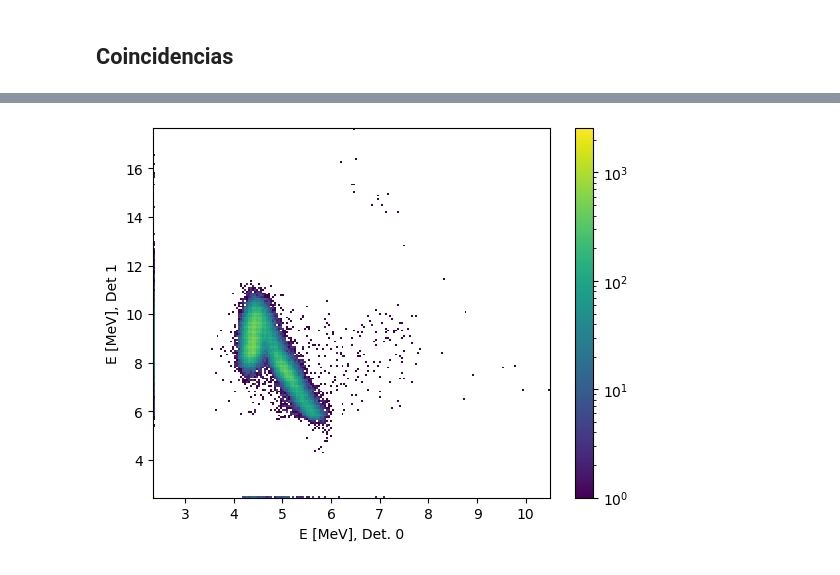
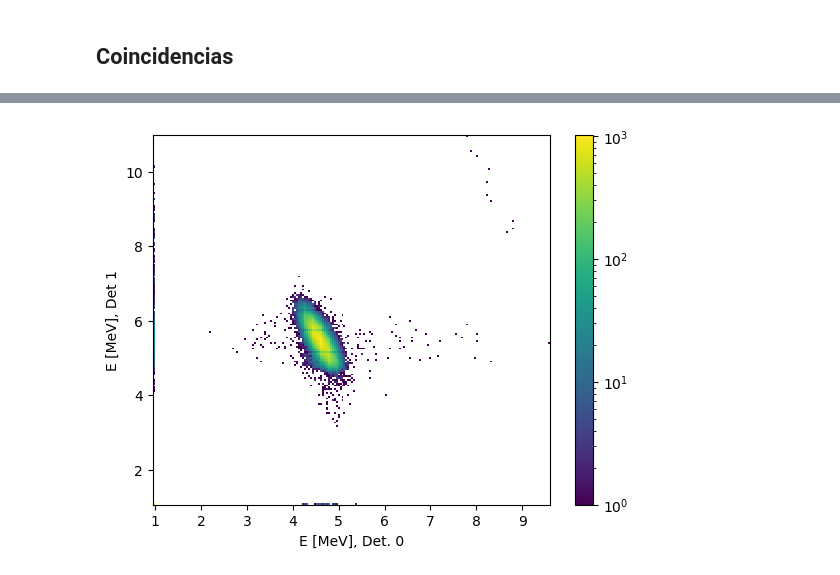
Before and after one commit to lexisantos/CAEN_dataprocess, a Jupyter notebook: analize_bin_root.ipynb, the cells around one changed output, grey strips where cells are left out. Saved outputs shown, nothing was run; the diff lists cells and outputs as text; code cells hidden in the pictures.

Commit message:
Add coincidences graph using LISE coef

```diff
--- a/analize_bin_root.ipynb
+++ b/analize_bin_root.ipynb
@@ -45,7 +45,7 @@ BINs_2ch
  '20251127_run_protons_rf_tapa_18MeV_2',
  '20251127_run_protons_tapa_18MeV_1']
 # %%
-run =  '20251127_run_protons_rf_18MeV_1'
+run =  '20251127_run_protons_tapa_18MeV_1'
 pathBIN = glob.glob(path(folder) + run + '/RAW/*.BIN')[0]
 print('Analizando...\n', pathBIN)
 # %% [output]
@@ -109,10 +109,8 @@ dfROOT = apply_calibration_en(dfROOT, df_coef, move_old_to = 'Energy_Ch')
 dfBIN = apply_calibration_en(dfBIN, df_coef, move_old_to = 'Energy_Ch')
 # %%
 dfROOT = apply_calibration_en(dfROOT, df_coef_LISE, col = 'Energy_Ch', new = 'Energy_LISE')
-dfBIN = apply_calibration_en(dfBIN, df_coef, col = 'Energy_Ch', new = 'Energy_Bin')
+dfBIN = apply_calibration_en(dfBIN, df_coef_LISE, col = 'Energy_Ch', new = 'Energy_LISE')
 # %% [markdown]
 ## Coincidencias
 # %%
-df_coinc = df_coincidences(dfBIN, det_0 = 0, det_1 = 1, window_ns = 600)
-df_coinc_wo_0 = df_coinc[(df_coinc.Channels_CH0 > 0) & (df_coinc.Channels_CH1 > 0)]
-df_coinc_wo_0.head()
+df_coinc = df_coincidences(dfBIN, det_0 = 0, det_1 = 1, window_ns = 600, Energy_col= ['Energy_Ch', 'Energy', 'Energy_LISE'])
@@ -125,0 +117,3 @@ df_coinc_wo_0.head()
+# %%
+df_coinc_wo_0 = df_coinc[(df_coinc.Energy_DET0 > 0) & (df_coinc.Energy_DET1 > 0)]
+df_coinc_wo_0.head()
@@ -126,4 +127,4 @@ df_coinc_wo_0.head()
 # %%
-graph_coincidences(df_coinc_wo_0, det_0 = 0, det_1 = 1)
+graph_coincidences(df_coinc_wo_0, det_0 = 0, det_1 = 1, Energy_col= 'Energy_LISE')
 # %% [output]
-[figure, old version]
+[figure, new version]
```
Also changed, not shown: parts of 6 cells of this notebook.
